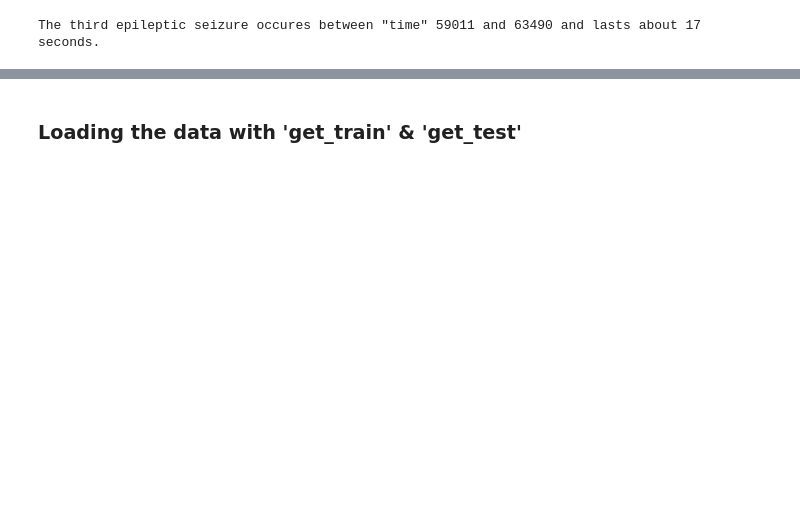
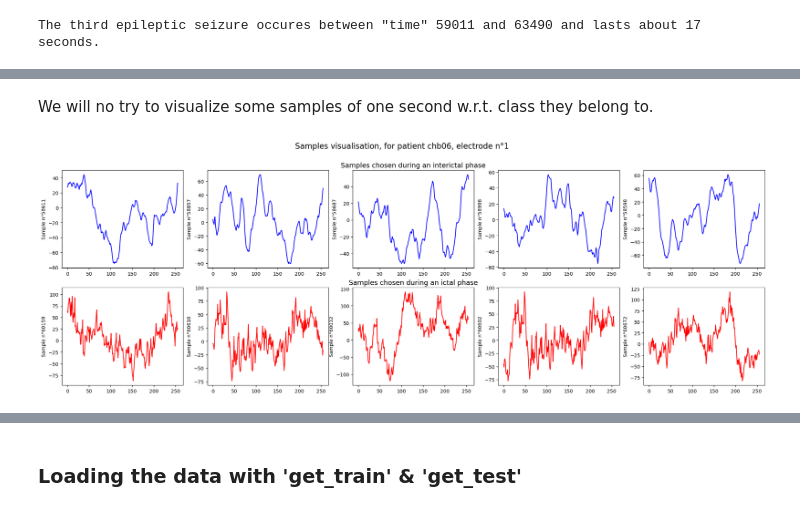
Before and after one commit to kellianoy/epilepsy_seizure, a Jupyter notebook: starting_kit.ipynb, the cells around one changed output, grey strips where cells are left out. Drawn from its saved outputs; the diff is of its cells as text; code cells hidden in the pictures; blank space fills up the shorter version.

```diff
--- a/starting_kit.ipynb
+++ b/starting_kit.ipynb
@@ -402,0 +408,21 @@ plt.show()
+# %% [markdown]
+We will no try to visualize some samples of one second w.r.t. class they belong to.
+# %%
+fig, axs = plt.subplots(2,5, figsize=(26, 8))
+
+fig.suptitle("Samples visualisation, for patient chb06, electrode n°1", fontsize=16)
+index_range=[[58_000,59_000],[60_000,61_000]]
+color=['b','r']
+for i in range(2):
+    index_list = index_range[i]
+    for j in range(5):
+        # rename variables
+        index = np.random.randint(index_list[0], index_list[1])
+        axs[i, j].plot(X_train[index,:,0],c=color[i])
+        axs[i, j].set_ylabel(f'Sample n°{index}', rotation=90, fontsize=10)
+axs[0,2].set_title('Samples chosen during an interictal phase', fontsize=14)
+axs[1,2].set_title('Samples chosen during an ictal phase', fontsize=14)
+
+plt.show()
+# %% [output]
+[figure, added]
```
Also changed, not shown: parts of 15 cells of this notebook.
